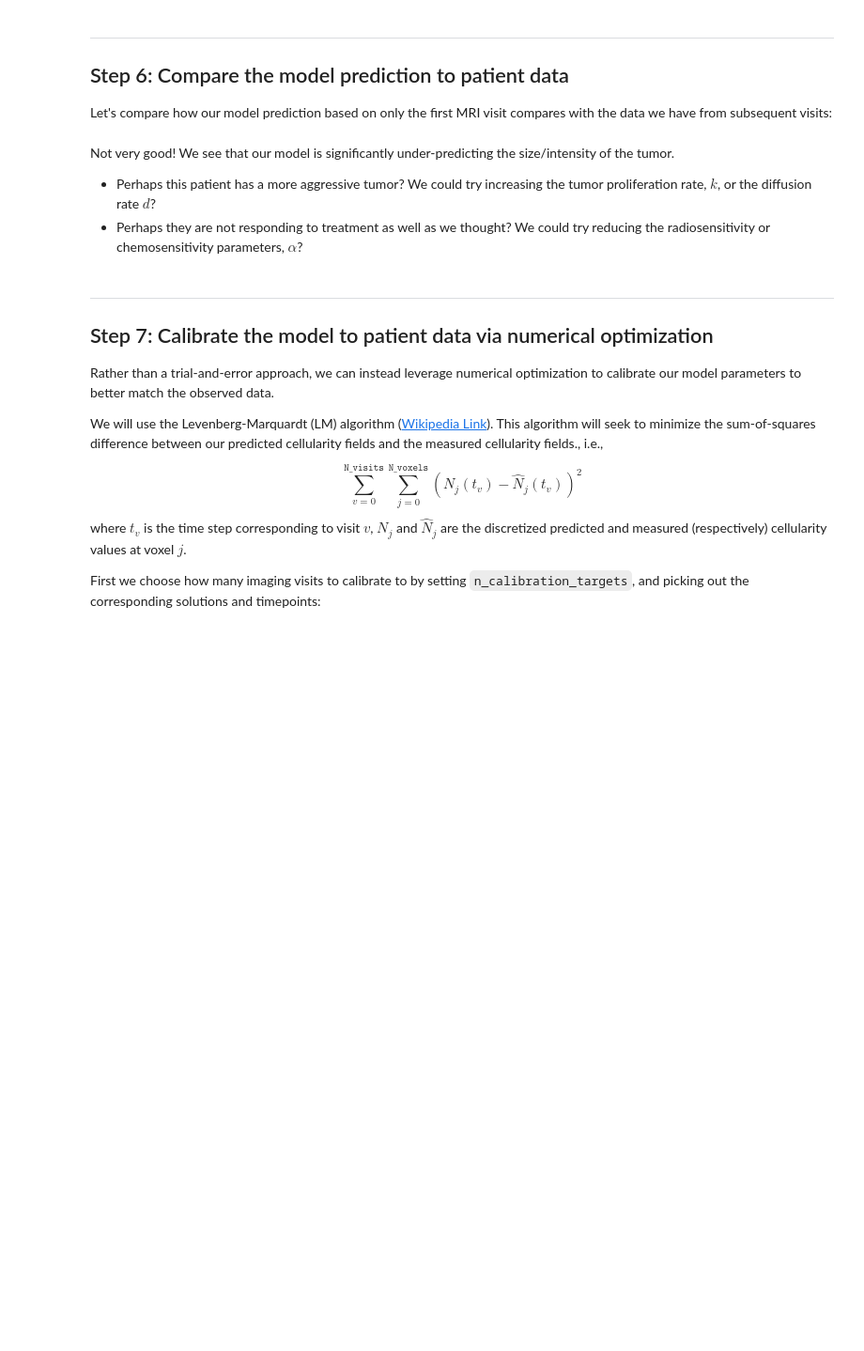
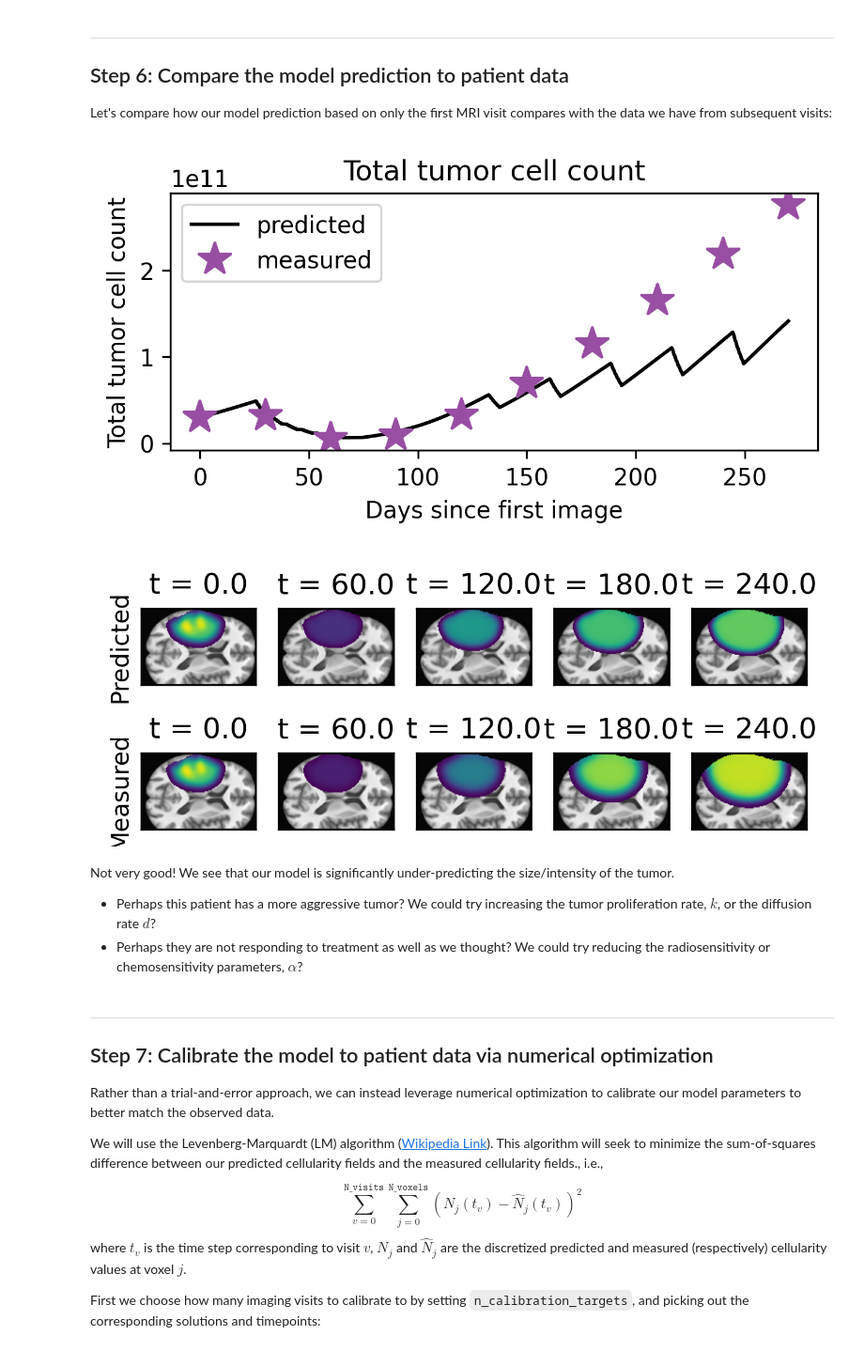
Before and after one commit to alexgdebeer/TumorTwin, a Jupyter notebook: tutorials/HGG_Demo.ipynb, the cells around one changed output. Shown at 94% size. Saved outputs shown, nothing was run; the diff lists cells and outputs as text; code cells hidden in the pictures; blank space fills up the shorter version.

```diff
--- a/tutorials/HGG_Demo.ipynb
+++ b/tutorials/HGG_Demo.ipynb
@@ -262,27 +282,30 @@ Let's compare how our model prediction based on only the first MRI visit compare
 # %%
 # plot TCC vs. time for predictions and measurements
 fig, ax = plt.subplots(1, 1, figsize=(5,2))
 plot_predicted_TCC(predicted_cellularity_maps, timepoints, ax=ax)
 plot_measured_TCC(
     [m.array for m in measured_cellularity_maps],
     [v.time for v in patient_data.visits],
     ax=ax,
 )
 ax.legend(["predicted", "measured"]);
 
 # plot cellularity maps for predictions and measurements
 fig, axs = plt.subplots(2, len(patient_data.visit_days[::2]), figsize=(5,2))
 for i, t in enumerate(patient_data.visit_days[::2]):
     time_days = np.array([days_since_first(t, timepoints[0]) for t in timepoints])
     t_idx = np.where(time_days == t)[0][0]
     plot_cellularity_map(
         predicted_cellularity_maps[t_idx], patient_data, time=t, ax=axs[0,i]
     )
     plot_cellularity_map(
-        torch.tensor(measured_cellularity_maps[i].array), patient_data, time=t, ax=axs[1,i]
+        torch.tensor(measured_cellularity_maps[2*i].array), patient_data, time=t, ax=axs[1,i]
     )
 axs[0,0].set_ylabel('Predicted')
 axs[1,0].set_ylabel('Measured');
+# %% [output]
+[figure, added]
+[figure, added]
 # %% [markdown]
 Not very good! We see that our model is significantly under-predicting the size/intensity of the tumor.
 - Perhaps this patient has a more aggressive tumor? We could try increasing the tumor proliferation rate, $k$, or the diffusion rate $d$?
```
Also changed, not shown: parts of 16 cells of this notebook, 2 other files.
